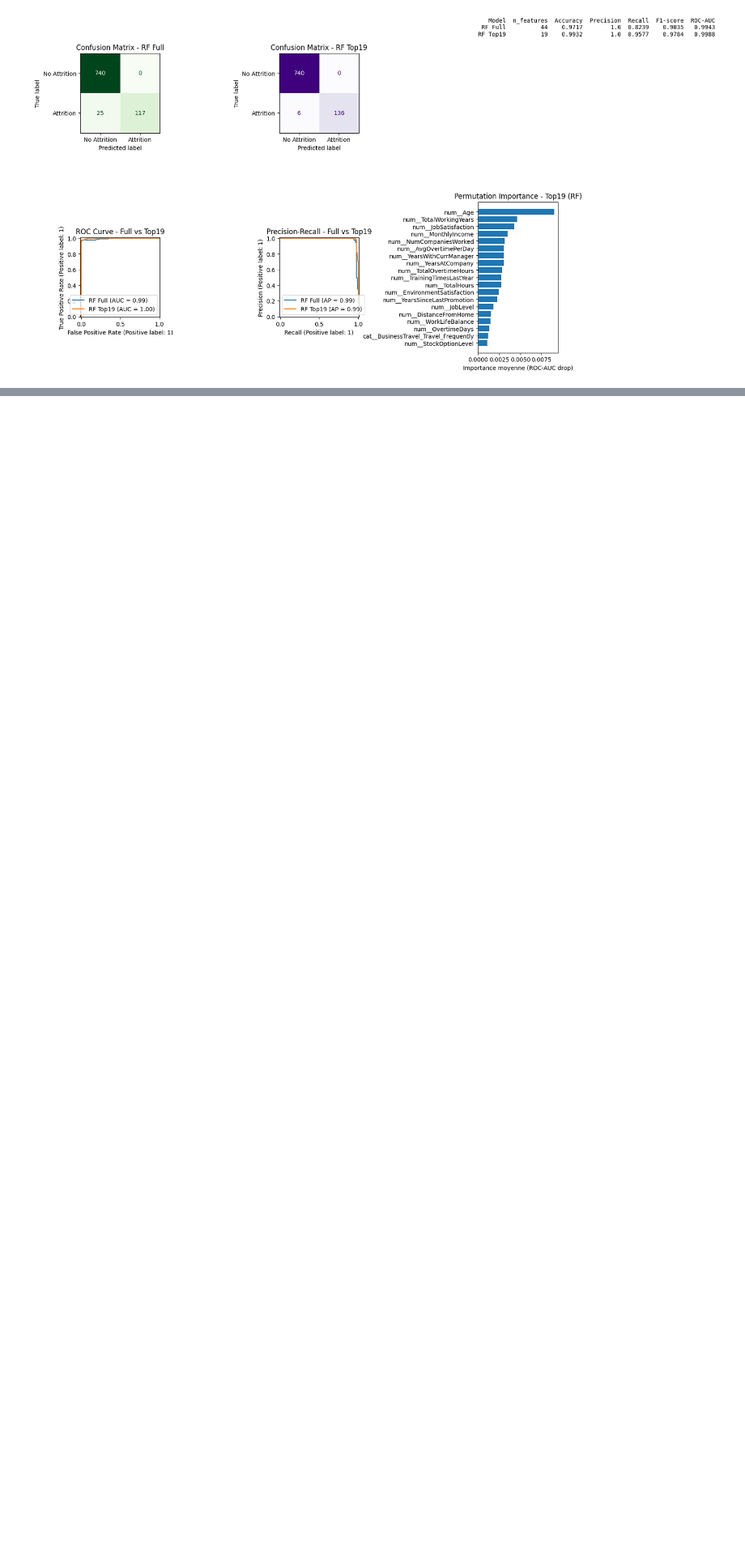
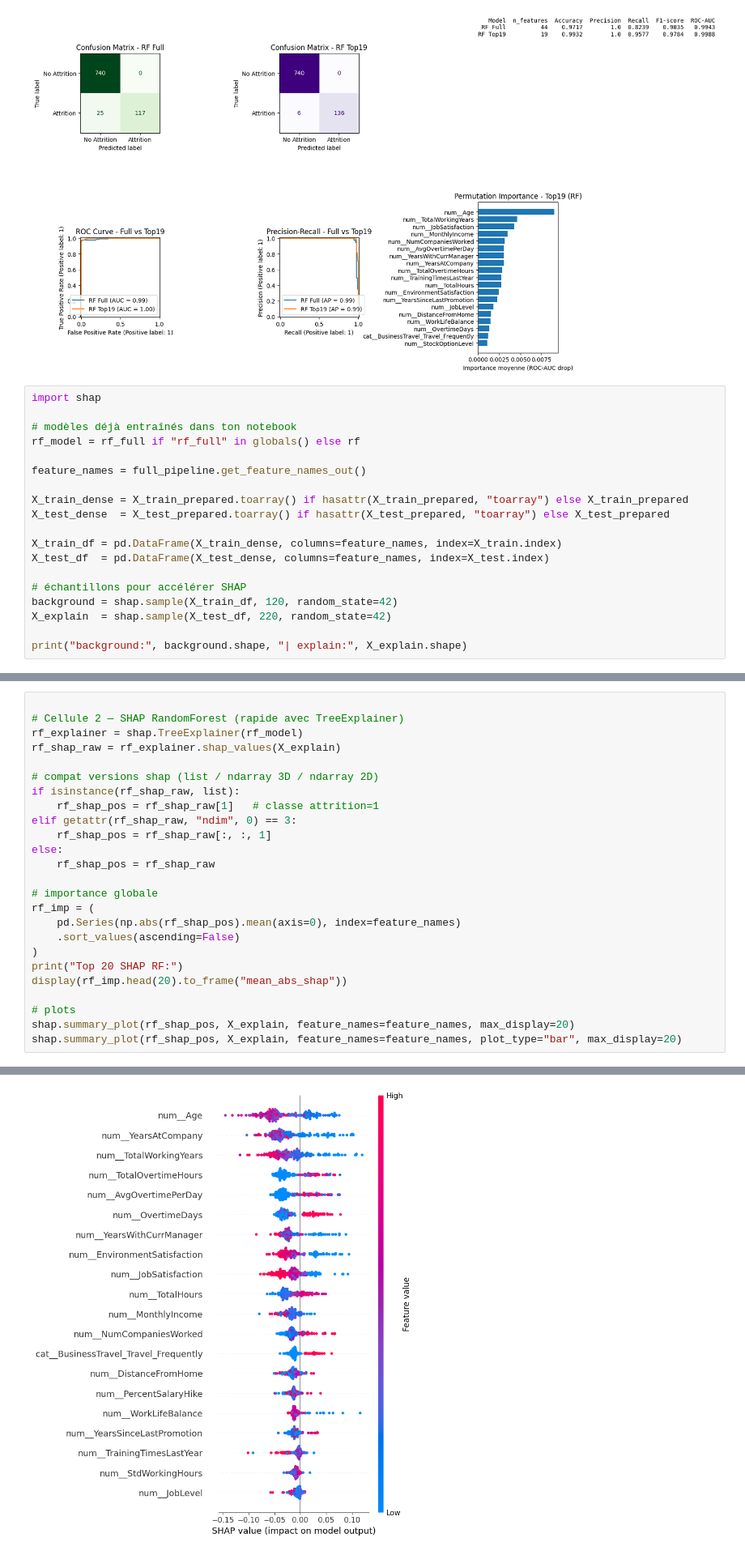
Before and after one commit to Sylv111/cesi-IA, a Jupyter notebook: Programme/projet.ipynb, the cells around one changed output, grey strips where cells are left out. Shown at 81% size. Cells and saved outputs as stored; diff of their text form; blank space fills up the shorter version.

```diff
--- a/Programme/projet.ipynb
+++ b/Programme/projet.ipynb
@@ -1930,3 +2035,22 @@ Top 19 features retenues (RF):
 | 0 | RF Full | 44 | 0.9717 | 1.0 | 0.8239 | 0.9035 | 0.9943 |
 | 1 | RF Top19 | 19 | 0.9932 | 1.0 | 0.9577 | 0.9784 | 0.9988 |
 [figure]
+# %%
+import shap
+
+# modèles déjà entraînés dans ton notebook
+rf_model = rf_full if "rf_full" in globals() else rf
+
+feature_names = full_pipeline.get_feature_names_out()
+
+X_train_dense = X_train_prepared.toarray() if hasattr(X_train_prepared, "toarray") else X_train_prepared
+X_test_dense  = X_test_prepared.toarray() if hasattr(X_test_prepared, "toarray") else X_test_prepared
+
+X_train_df = pd.DataFrame(X_train_dense, columns=feature_names, index=X_train.index)
+X_test_df  = pd.DataFrame(X_test_dense, columns=feature_names, index=X_test.index)
+
+# échantillons pour accélérer SHAP
+background = shap.sample(X_train_df, 120, random_state=42)
+X_explain  = shap.sample(X_test_df, 220, random_state=42)
+
+print("background:", background.shape, "| explain:", X_explain.shape)
@@ -1932,0 +2059,26 @@ Top 19 features retenues (RF):
+# %%
+
+# Cellule 2 — SHAP RandomForest (rapide avec TreeExplainer)
+rf_explainer = shap.TreeExplainer(rf_model)
+rf_shap_raw = rf_explainer.shap_values(X_explain)
+
+# compat versions shap (list / ndarray 3D / ndarray 2D)
+if isinstance(rf_shap_raw, list):
+    rf_shap_pos = rf_shap_raw[1]   # classe attrition=1
+elif getattr(rf_shap_raw, "ndim", 0) == 3:
+    rf_shap_pos = rf_shap_raw[:, :, 1]
+else:
+    rf_shap_pos = rf_shap_raw
+
+# importance globale
+rf_imp = (
+    pd.Series(np.abs(rf_shap_pos).mean(axis=0), index=feature_names)
+    .sort_values(ascending=False)
+)
+print("Top 20 SHAP RF:")
+display(rf_imp.head(20).to_frame("mean_abs_shap"))
+
+# plots
+shap.summary_plot(rf_shap_pos, X_explain, feature_names=feature_names, max_display=20)
+shap.summary_plot(rf_shap_pos, X_explain, feature_names=feature_names, plot_type="bar", max_display=20)
+# %% [output]
@@ -1932,0 +2103 @@ Top 19 features retenues (RF):
+[figure, added]
```
Also changed, not shown: parts of 9 cells of this notebook.
